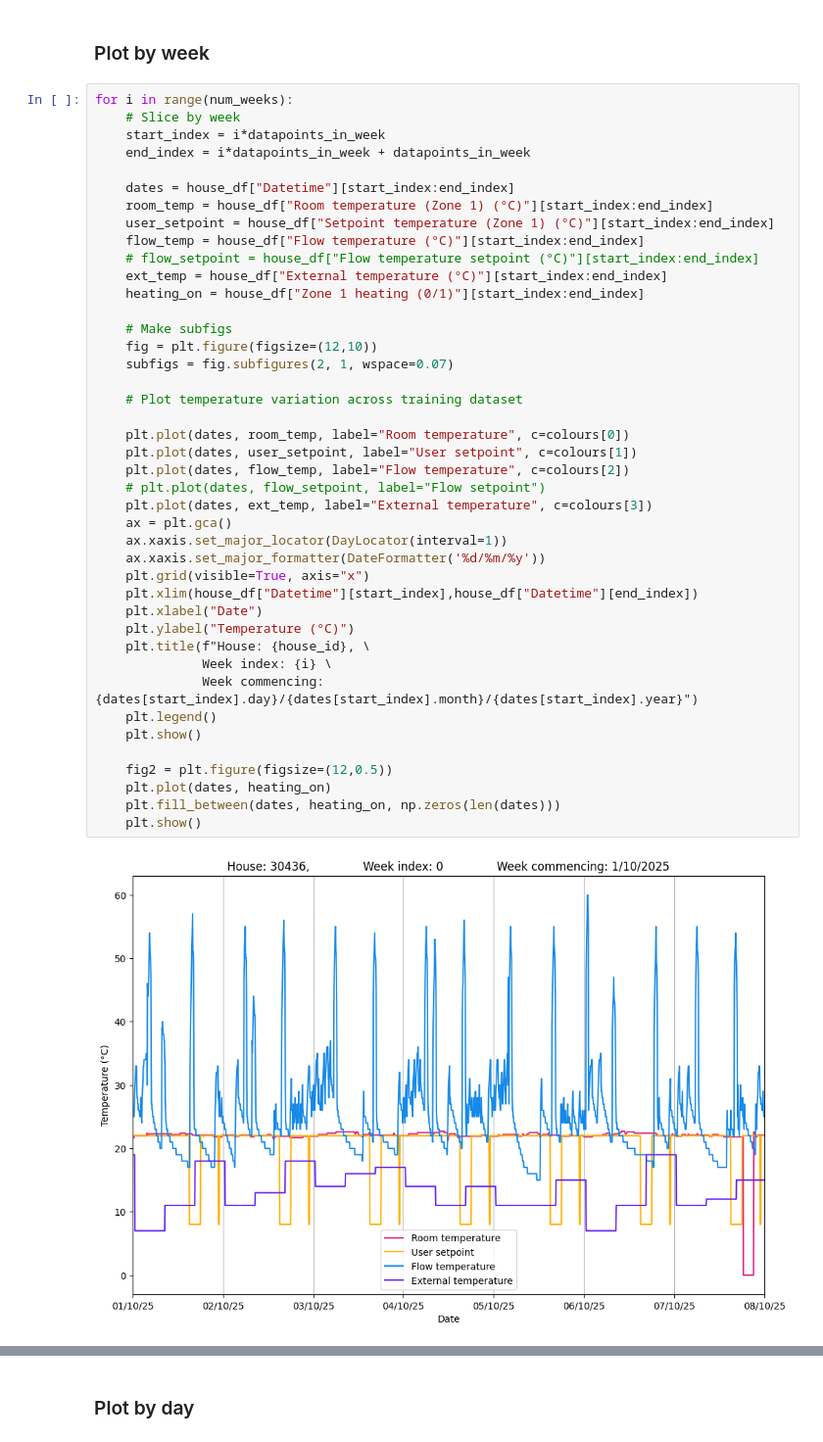
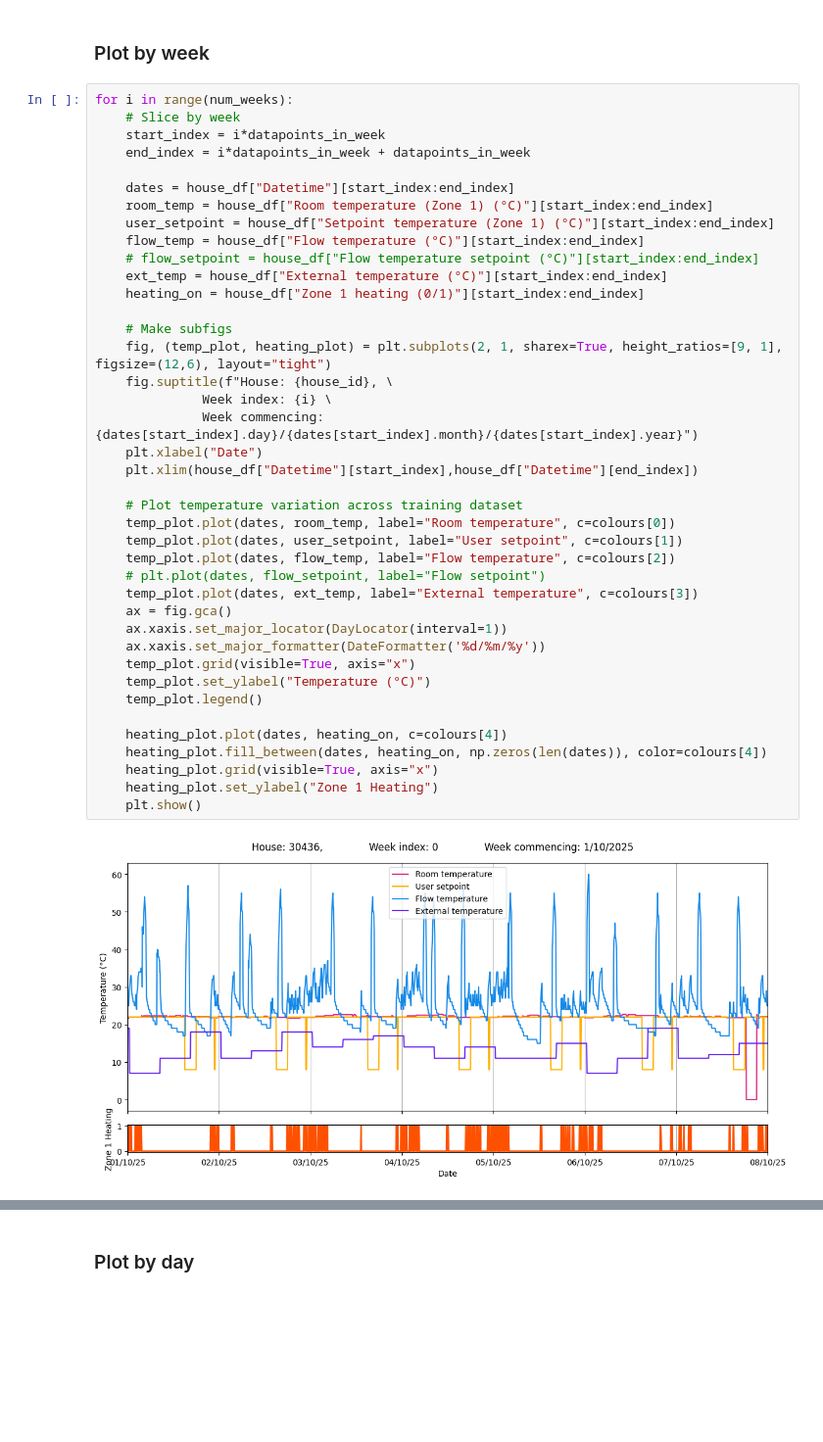
Before and after one commit to PracticeOrientedAICDT/PassivUK_Project_Spring_2026, a Jupyter notebook: EDA.ipynb, the cells around one changed output, grey strips where cells are left out. Shown at 98% size. Cells and saved outputs as stored; diff of their text form; blank space fills up the shorter version.

Commit message:
feat: zone 1 heating plot for week by week view

```diff
--- a/EDA.ipynb
+++ b/EDA.ipynb
@@ -68,44 +68,42 @@ datapoints_in_day = (12*24)
 # %%
 for i in range(num_weeks):
     # Slice by week
     start_index = i*datapoints_in_week
     end_index = i*datapoints_in_week + datapoints_in_week
 
     dates = house_df["Datetime"][start_index:end_index]
     room_temp = house_df["Room temperature (Zone 1) (°C)"][start_index:end_index]
     user_setpoint = house_df["Setpoint temperature (Zone 1) (°C)"][start_index:end_index]
     flow_temp = house_df["Flow temperature (°C)"][start_index:end_index]
     # flow_setpoint = house_df["Flow temperature setpoint (°C)"][start_index:end_index]
     ext_temp = house_df["External temperature (°C)"][start_index:end_index]
     heating_on = house_df["Zone 1 heating (0/1)"][start_index:end_index]
 
     # Make subfigs
-    fig = plt.figure(figsize=(12,10))
-    subfigs = fig.subfigures(2, 1, wspace=0.07)
+    fig, (temp_plot, heating_plot) = plt.subplots(2, 1, sharex=True, height_ratios=[9, 1], figsize=(12,6), layout="tight")
+    fig.suptitle(f"House: {house_id}, \
+              Week index: {i} \
+              Week commencing: {dates[start_index].day}/{dates[start_index].month}/{dates[start_index].year}")
+    plt.xlabel("Date")
+    plt.xlim(house_df["Datetime"][start_index],house_df["Datetime"][end_index])
 
     # Plot temperature variation across training dataset
-
-    plt.plot(dates, room_temp, label="Room temperature", c=colours[0])
-    plt.plot(dates, user_setpoint, label="User setpoint", c=colours[1])
-    plt.plot(dates, flow_temp, label="Flow temperature", c=colours[2])
+    temp_plot.plot(dates, room_temp, label="Room temperature", c=colours[0])
+    temp_plot.plot(dates, user_setpoint, label="User setpoint", c=colours[1])
+    temp_plot.plot(dates, flow_temp, label="Flow temperature", c=colours[2])
     # plt.plot(dates, flow_setpoint, label="Flow setpoint")
-    plt.plot(dates, ext_temp, label="External temperature", c=colours[3])
-    ax = plt.gca()
+    temp_plot.plot(dates, ext_temp, label="External temperature", c=colours[3])
+    ax = fig.gca()
     ax.xaxis.set_major_locator(DayLocator(interval=1))
     ax.xaxis.set_major_formatter(DateFormatter('%d/%m/%y'))
-    plt.grid(visible=True, axis="x")
-    plt.xlim(house_df["Datetime"][start_index],house_df["Datetime"][end_index])
-    plt.xlabel("Date")
-    plt.ylabel("Temperature (°C)")
-    plt.title(f"House: {house_id}, \
-              Week index: {i} \
-              Week commencing: {dates[start_index].day}/{dates[start_index].month}/{dates[start_index].year}")
-    plt.legend()
+    temp_plot.grid(visible=True, axis="x")
+    temp_plot.set_ylabel("Temperature (°C)")
+    temp_plot.legend()
+
+    heating_plot.plot(dates, heating_on, c=colours[4])
+    heating_plot.fill_between(dates, heating_on, np.zeros(len(dates)), color=colours[4])
+    heating_plot.grid(visible=True, axis="x")
+    heating_plot.set_ylabel("Zone 1 Heating")
     plt.show()
-
-    fig2 = plt.figure(figsize=(12,0.5))
-    plt.plot(dates, heating_on)
-    plt.fill_between(dates, heating_on, np.zeros(len(dates)))
-    plt.show()
 # %% [output]
-[figure, old version]
+[figure, new version]
```
Also changed, not shown: parts of 1 cell of this notebook.
